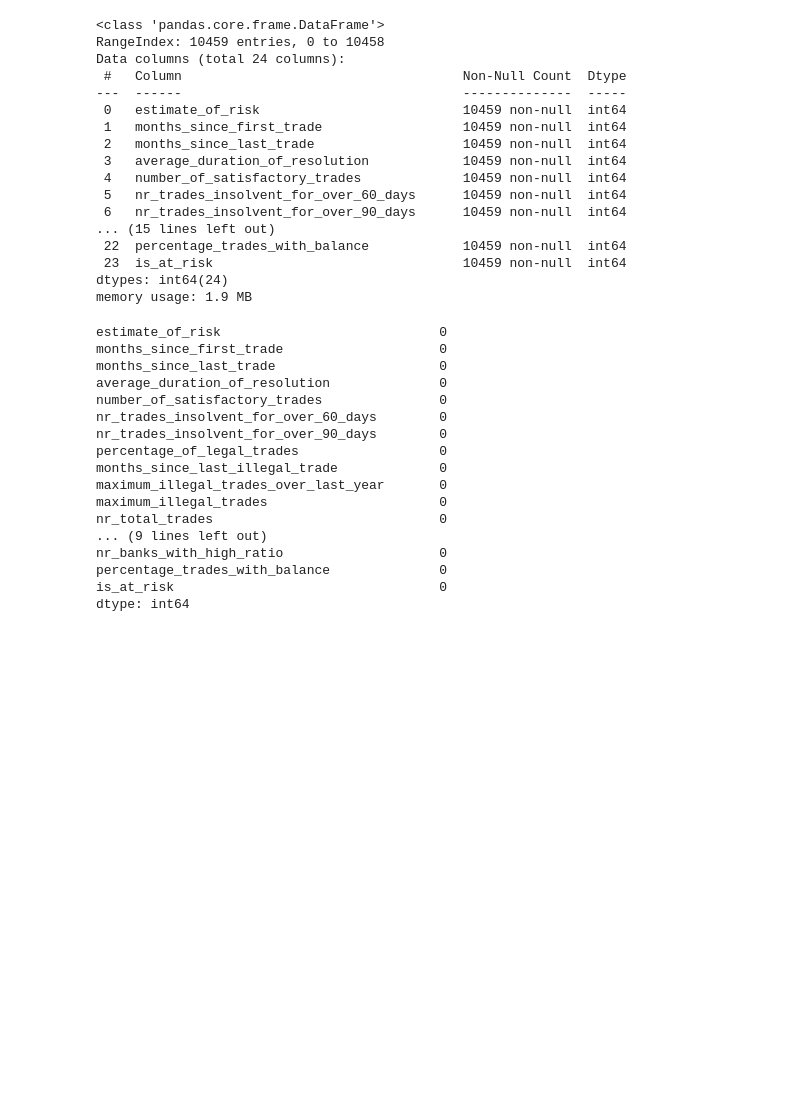
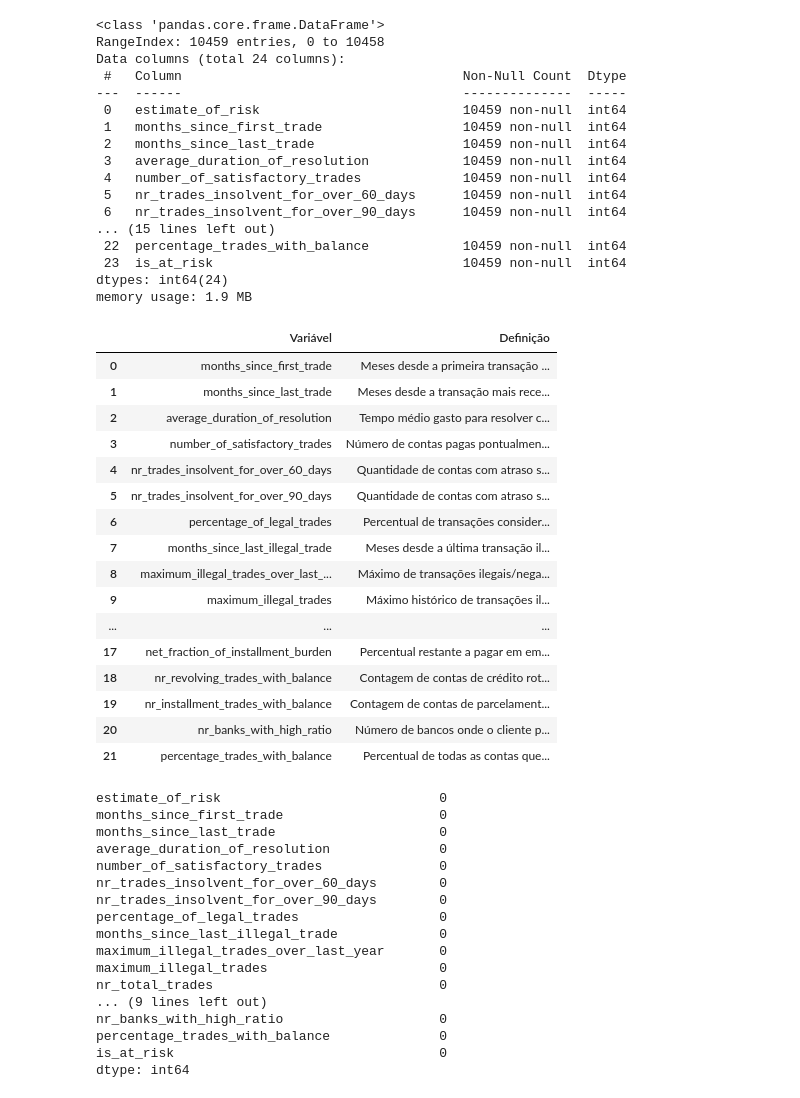
Before and after one commit to JVMergulho/face_counterfactual, a Jupyter notebook: experiments.ipynb, the cells around one changed output. Drawn from its saved outputs; the diff is of its cells as text; code cells hidden in the pictures; blank space fills up the shorter version.

```diff
--- a/experiments.ipynb
+++ b/experiments.ipynb
@@ -34,6 +34,70 @@ Data columns (total 24 columns):
  23  is_at_risk                                10459 non-null  int64
 dtypes: int64(24)
 memory usage: 1.9 MB
+# %%
+data_definitions = {
+    'Variável': [
+        'months_since_first_trade', 'months_since_last_trade',
+        'average_duration_of_resolution', 'number_of_satisfactory_trades',
+        'nr_trades_insolvent_for_over_60_days', 'nr_trades_insolvent_for_over_90_days',
+        'percentage_of_legal_trades', 'months_since_last_illegal_trade',
+        'maximum_illegal_trades_over_last_year', 'maximum_illegal_trades',
+        'nr_total_trades', 'nr_trades_initiated_in_last_year',
+        'percentage_of_installment_trades', 'months_since_last_inquiry_not_recent',
+        'nr_inquiries_in_last_6_months', 'nr_inquiries_in_last_6_months_not_recent',
+        'net_fraction_of_revolving_burden', 'net_fraction_of_installment_burden',
+        'nr_revolving_trades_with_balance', 'nr_installment_trades_with_balance',
+        'nr_banks_with_high_ratio', 'percentage_trades_with_balance'
+    ],
+    'Definição': [
+        'Meses desde a primeira transação (idade do histórico de crédito).',
+        'Meses desde a transação mais recente.',
+        'Tempo médio gasto para resolver contas ou pendências.',
+        'Número de contas pagas pontualmente e sem problemas.',
+        'Quantidade de contas com atraso superior a 60 dias.',
+        'Quantidade de contas com atraso superior a 90 dias.',
+        'Percentual de transações consideradas legais/dentro da conformidade.',
+        'Meses desde a última transação ilegal ou problemática registrada.',
+        'Máximo de transações ilegais/negativas ocorridas no último ano.',
+        'Máximo histórico de transações ilegais/negativas em um único período.',
+        'Número total de linhas de crédito (abertas e fechadas).',
+        'Número de novas contas de crédito abertas nos últimos 12 meses.',
+        'Percentual de empréstimos parcelados (ex: carro, imóvel) sobre o total.',
+        'Meses desde a última consulta de crédito (excluindo as muito recentes).',
+        'Número de vezes que instituições consultaram seu crédito nos últimos 6 meses.',
+        'Consultas nos últimos 6 meses que não são consideradas imediatas.',
+        'Utilização de crédito rotativo (saldo devedor vs. limite do cartão).',
+        'Percentual restante a pagar em empréstimos parcelados.',
+        'Contagem de contas de crédito rotativo com saldo devedor ativo.',
+        'Contagem de contas de parcelamento com saldo devedor ativo.',
+        'Número de bancos onde o cliente possui alta taxa de utilização de limite.',
+        'Percentual de todas as contas que possuem saldo devedor no momento.'
+    ]
+}
+
+df_definitions = pd.DataFrame(data_definitions)
+
+# Configuração para visualizar a definição completa no notebook
+pd.set_option('display.max_colwidth', None)
+display(df_definitions)
+# %% [output]
+|  | Variável | Definição |
+| 0 | months_since_first_trade | Meses desde a primeira transação ... |
+| 1 | months_since_last_trade | Meses desde a transação mais rece... |
+| 2 | average_duration_of_resolution | Tempo médio gasto para resolver c... |
+| 3 | number_of_satisfactory_trades | Número de contas pagas pontualmen... |
+| 4 | nr_trades_insolvent_for_over_60_days | Quantidade de contas com atraso s... |
+| 5 | nr_trades_insolvent_for_over_90_days | Quantidade de contas com atraso s... |
+| 6 | percentage_of_legal_trades | Percentual de transações consider... |
+| 7 | months_since_last_illegal_trade | Meses desde a última transação il... |
+| 8 | maximum_illegal_trades_over_last_... | Máximo de transações ilegais/nega... |
+| 9 | maximum_illegal_trades | Máximo histórico de transações il... |
+| ... | ... | ... |
+| 17 | net_fraction_of_installment_burden | Percentual restante a pagar em em... |
+| 18 | nr_revolving_trades_with_balance | Contagem de contas de crédito rot... |
+| 19 | nr_installment_trades_with_balance | Contagem de contas de parcelament... |
+| 20 | nr_banks_with_high_ratio | Número de bancos onde o cliente p... |
+| 21 | percentage_trades_with_balance | Percentual de todas as contas que... |
 # %%
 df_heloc.isna().sum()
 # %% [output]
```
Also changed, not shown: parts of 13 cells of this notebook, 6 other files.
